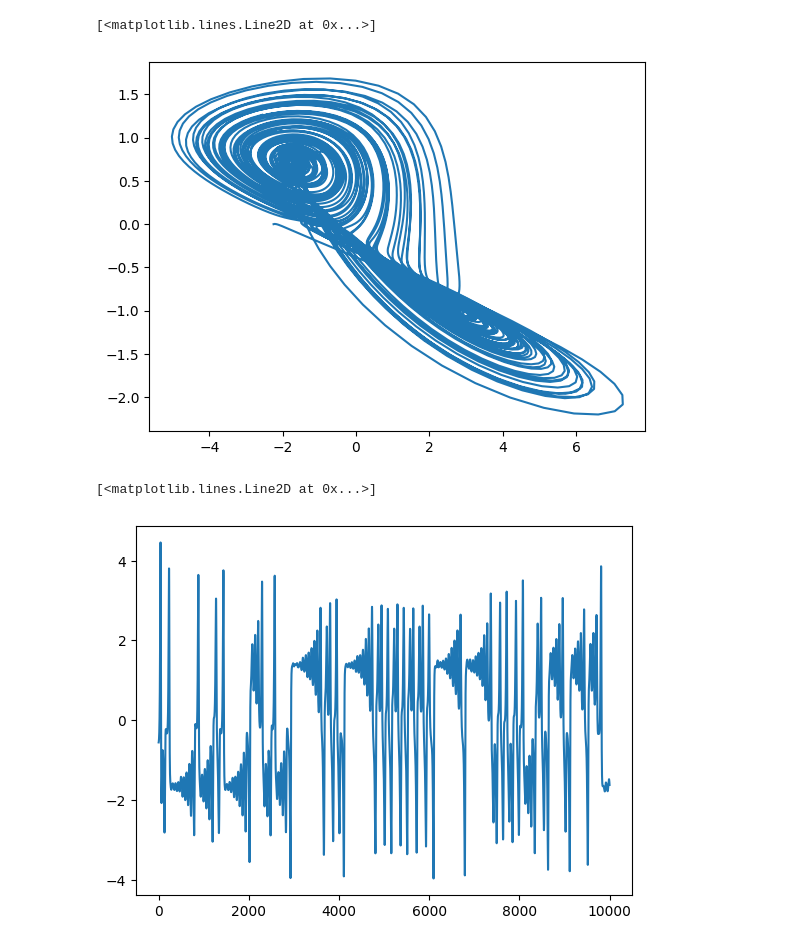
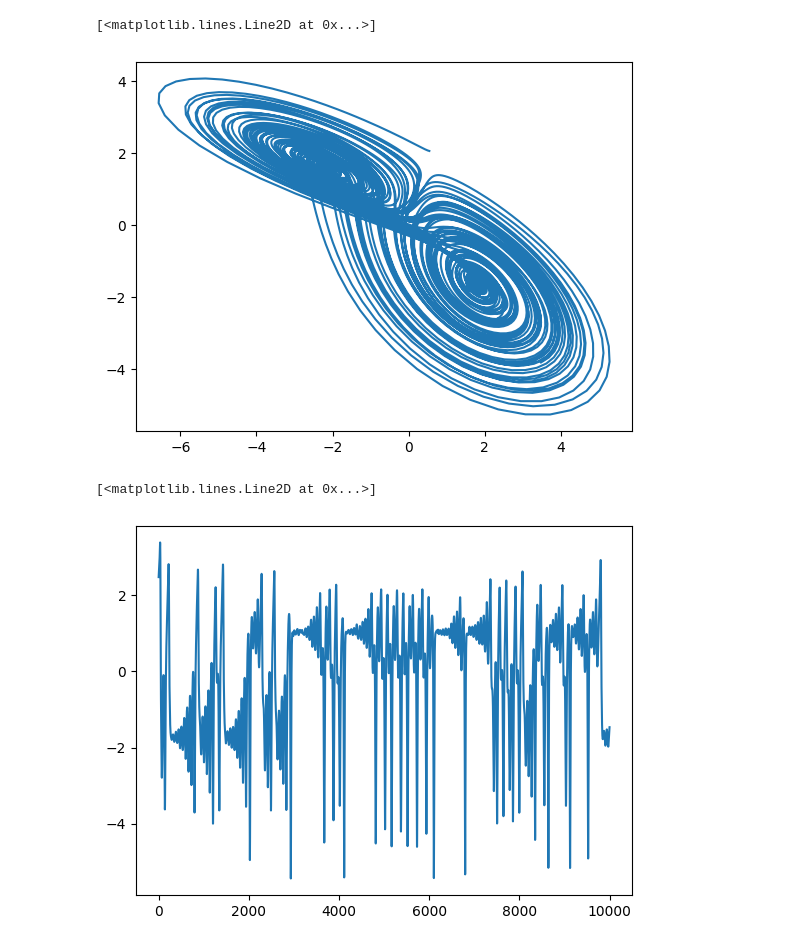
Before and after one commit to z7743/FlowDecomposition, a Jupyter notebook: notebooks/model_test.ipynb, the cells around one changed output. Cells and saved outputs as stored; diff of their text form; code cells hidden in the pictures.

```diff
--- a/notebooks/model_test.ipynb
+++ b/notebooks/model_test.ipynb
@@ -43,12 +43,14 @@ X_mixed = (X_mixed - X_mixed.mean(axis=0))/X_mixed.std(axis=0)
 # Initialization parameters for FlowDecomposition.
 init_params = {
     "input_dim": 20,
-    "proj_dim": 3,
+    "proj_dim": 2,
     "n_components": 3,
     "num_delays": 0,
     "delay_step": 0,
+    "model": "linear",
     "subtract_autocorr": False,
-    "device": "cuda",
+    "device": "cpu",
+    "data_device": "cpu",
     "optimizer": "Adagrad",
     "learning_rate": 0.1,
     "random_state": None
@@ -56,16 +58,16 @@ init_params = {
 
 # Fit parameters.
 fit_params = {
-    "sample_size": 100,
-    "library_size": 600,
+    "sample_size": 150,
+    "library_size": 1000,
     "exclusion_rad": 20,
-    "time_intv": 100,
+    "time_intv": 80,
     "num_epochs": 500,
     "num_rand_samples": 32,
     "batch_size": 32,
     "method": "knn",
-    "nbrs_num": 12,
-    "theta":5,
+    "nbrs_num": 16,
+    "theta": 5,
     "beta": 0,
     "optim_policy": "range",
     "mask_size": None
@@ -94,12 +96,12 @@ Epoch 500/500, Loss: 0.1571, ccm_loss: 0.1571, h_norm_loss: 0.8070
 # %%
 unmixed = fd.predict(X_mixed)
 # %%
-plt.plot(unmixed[:,2,0],unmixed[:,2,2])
+plt.plot(unmixed[:,2,0],unmixed[:,2,1])
 # %% [output]
 [<matplotlib.lines.Line2D at 0x...>]
-[figure, old version]
+[figure, new version]
 # %%
 plt.plot(unmixed[:,0,0])
 # %% [output]
 [<matplotlib.lines.Line2D at 0x...>]
-[figure, old version]
+[figure, new version]
```
Also changed, not shown: parts of 1 cell of this notebook, 6 other files.
